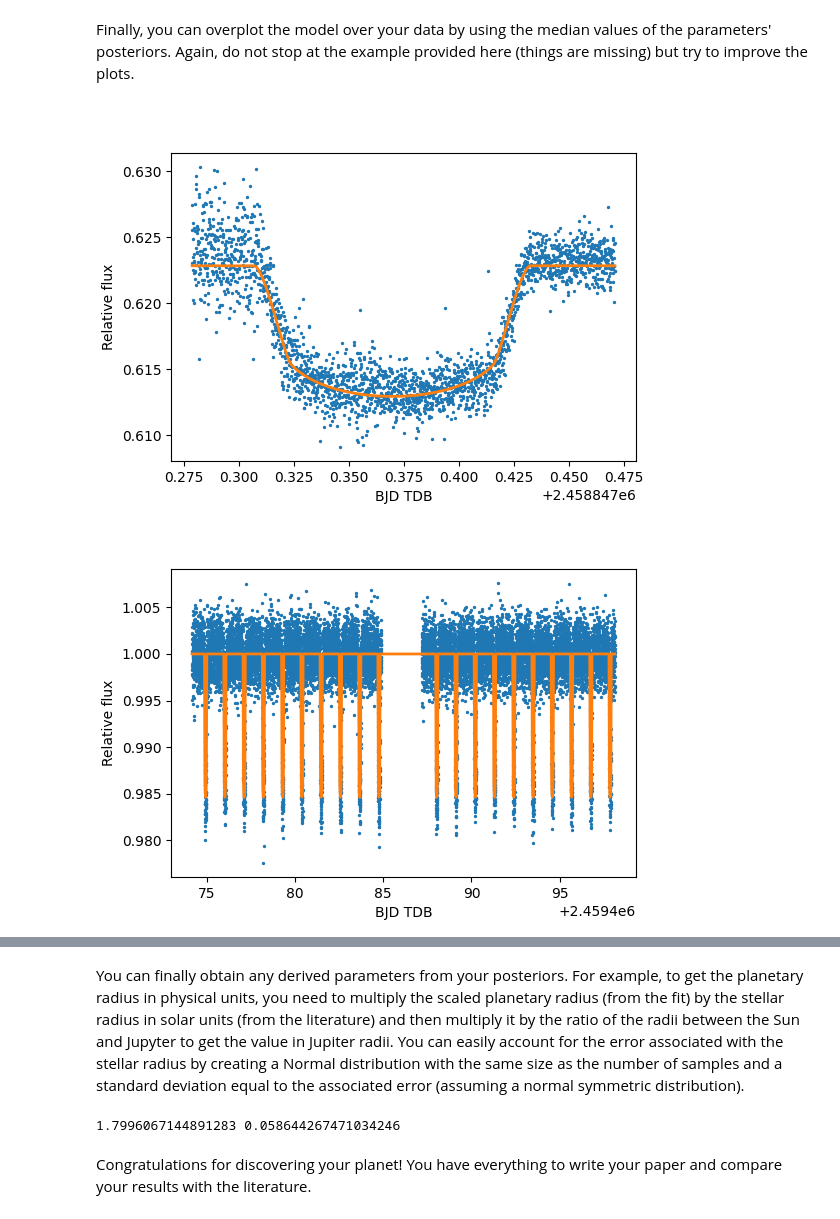
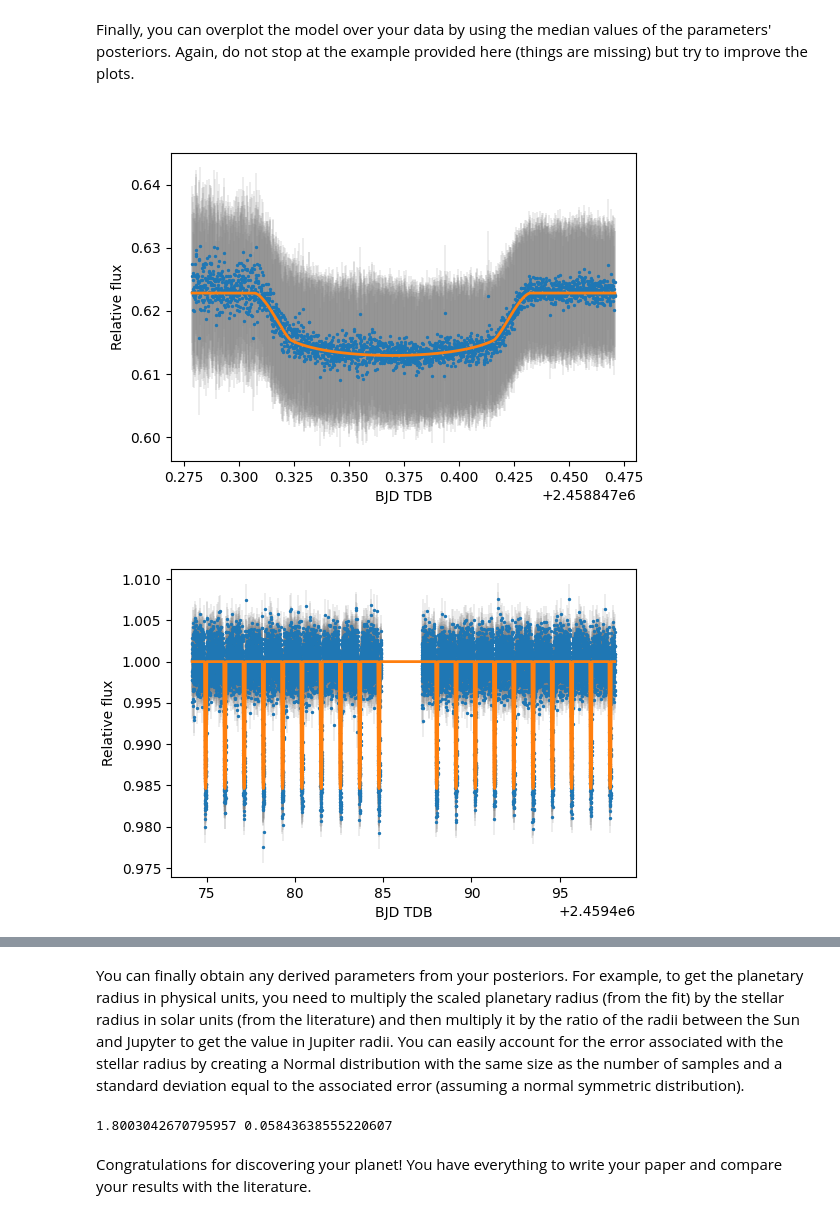
Before and after one commit to marcoboscato/exoplanet_lab2023, a Jupyter notebook: WASP-12 LAB/DATA ANALYSIS/2_model_fit.ipynb, the cells around one changed output, grey strips where cells are left out. Cells and saved outputs as stored; diff of their text form; code cells hidden in the pictures.

Commit message:
added errorbars in model_fit.ipynb

```diff
--- a/WASP-12 LAB/DATA ANALYSIS/2_model_fit.ipynb
+++ b/WASP-12 LAB/DATA ANALYSIS/2_model_fit.ipynb
@@ -386,9 +386,24 @@ starting_point = theta + np.abs(1e-5 * np.random.randn(nwalkers, ndim))
 It's quite slow, let's try a trick with `multiprocessing`:
 # %%
 # PROF (ubuntu)
-# from multiprocessing import Pool
+from multiprocessing import Pool
+
+file_path = 'output_files/emcee_sampler_first_run.p'
+
+if os.path.exists(file_path):
+    sampler = pickle.load(open('output_files/emcee_sampler_first_run.p','rb'))
+    print('Output file exists. Skipping multiprocessing and importing the existing file.')
+else:
+    if __name__ == "__main__":
+        with Pool() as pool:
+            sampler = emcee.EnsembleSampler(nwalkers, ndim, log_probability, pool=pool)
+            sampler.run_mcmc(starting_point, nsteps, progress=True)
+
+        pickle.dump(sampler, open('output_files/emcee_sampler_first_run.p','wb'))
+
 
 # GIADA (macos)
+'''
 from multiprocess import Pool
 
 file_path = './output_files/emcee_sampler_first_run.p'
@@ -403,5 +418,6 @@ else:
             sampler.run_mcmc(starting_point, nsteps, progress=True)
 
         pickle.dump(sampler, open('./output_files/emcee_sampler_first_run.p','wb'))
+'''
 # %% [output]
 Output file exists. Skipping multiprocessing and importing the existing file.
@@ -505,38 +523,41 @@ tess_flux =m_tess.light_curve(params)          #calculates light curv
 params.u = [theta[7] , theta[8]]
 median_bjd = np.median(taste_bjd_tdb)
 polynomial_trend = theta[9] #+ theta[10]*(taste_bjd_tdb-median_bjd) + theta[11]*(taste_bjd_tdb-median_bjd)**2
 
 m_taste = batman.TransitModel(params, taste_bjd_tdb)    #initializes model
 taste_flux = m_taste.light_curve(params) * polynomial_trend
 
 plt.figure(figsize=(6,4))
-plt.scatter(taste_bjd_tdb, differential_ap08_allref, s=2)
-plt.plot(taste_bjd_tdb, taste_flux, lw=2, c='C1')
+plt.scatter(taste_bjd_tdb, differential_ap08_allref, s=2, zorder=2)
+plt.errorbar(taste_bjd_tdb, differential_ap08_allref, yerr=differential_ap08_allref_error, fmt=',', elinewidth=0.2, ecolor='grey', zorder=1)
+plt.plot(taste_bjd_tdb, taste_flux, lw=2, c='C1', zorder=3)
 plt.xlabel("BJD TDB")
 plt.ylabel("Relative flux")
 plt.show()
 
 plt.figure(figsize=(6,4))
-plt.scatter(tess_bjd_tdb, sap_masked_huberspline, s=2)
-plt.plot(tess_bjd_tdb, tess_flux, lw=2, c='C1')
+plt.scatter(tess_bjd_tdb, sap_masked_huberspline, s=2, zorder=2)
+plt.errorbar(tess_bjd_tdb, sap_masked_huberspline, yerr=sap_masked_huberspline_error, fmt=',', elinewidth=0.2, ecolor='grey', zorder=1)
+plt.plot(tess_bjd_tdb, tess_flux, lw=2, c='C1', zorder=3)
 plt.xlabel("BJD TDB")
 plt.ylabel("Relative flux")
 plt.show()
 
 
 folded_tess_time = (tess_bjd_tdb - params.t0 - params.per/2. ) % params.per - params.per/2.
 folded_range = np.arange(- params.per/2.,  params.per/2., 0.001)
 
 params.t0 = 0.                     #time of inferior conjunction
 m_folded_tess = batman.TransitModel(params, folded_range)    #initializes model
 tess_folded_flux =m_folded_tess.light_curve(params)          #calculates light curv
 plt.figure(figsize=(6,4))
-plt.scatter(folded_tess_time, sap_masked_huberspline, s=2)
-plt.plot(folded_range, tess_folded_flux, lw=2, c='C1')
+plt.scatter(folded_tess_time, sap_masked_huberspline, s=2, zorder=2)
+plt.errorbar(folded_tess_time, sap_masked_huberspline, yerr=sap_masked_huberspline_error, fmt=',', elinewidth=0.2, ecolor='grey', zorder=1)
+plt.plot(folded_range, tess_folded_flux, lw=2, c='C1', zorder=3)
 plt.xlim(-0.2, 0.2)
 plt.xlabel("Time from mid-transit [days]")
 plt.ylabel("Relative flux")
 plt.show()
 # %% [output]
-[figure, old version]
+[figure, new version]
-[figure, old version]
+[figure, new version]
@@ -554,7 +575,7 @@ r_star = np.random.normal(1.57, 0.05, n_samples)
 Rp = r_star*Rp_Rs  * (695700 / 71492)
 print(np.mean(Rp), np.std(Rp))
 # %% [output]
-1.7996067144891283 0.058644267471034246
+1.8003042670795957 0.05843638555220607
 # %% [markdown]
 Congratulations for discovering your planet! You have everything to write your paper and compare your results with the literature.
 # %% [markdown]
```
Also changed, not shown: parts of 9 cells of this notebook.
